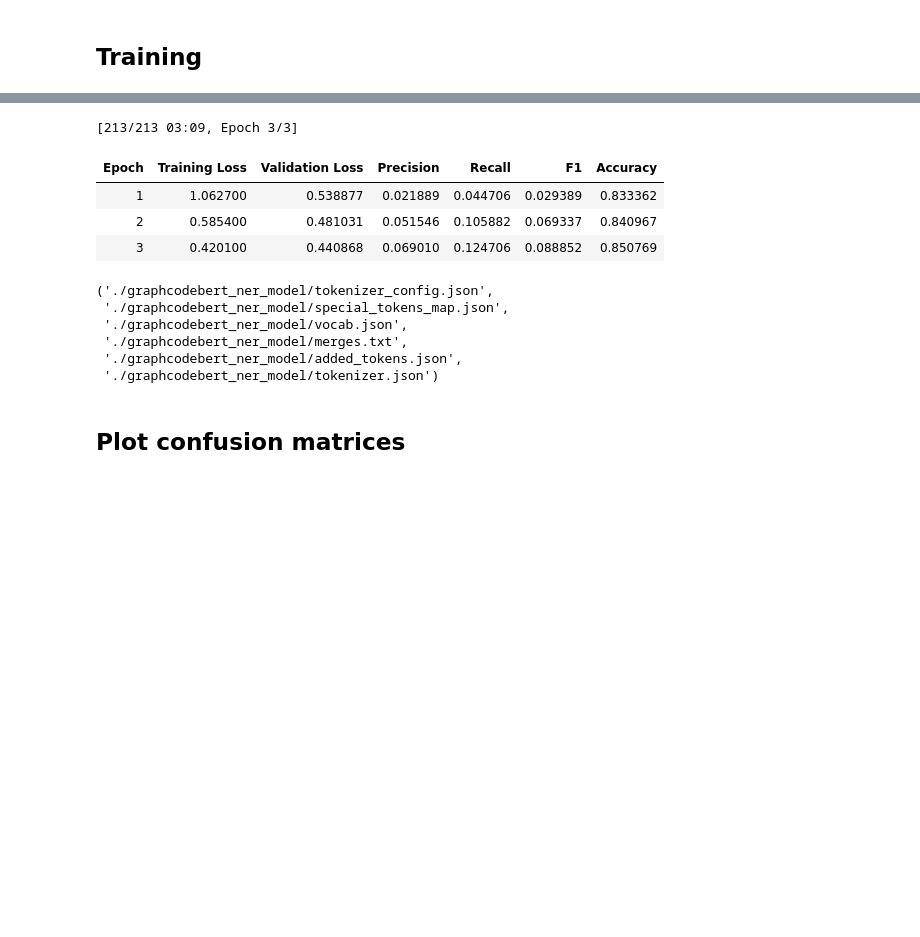
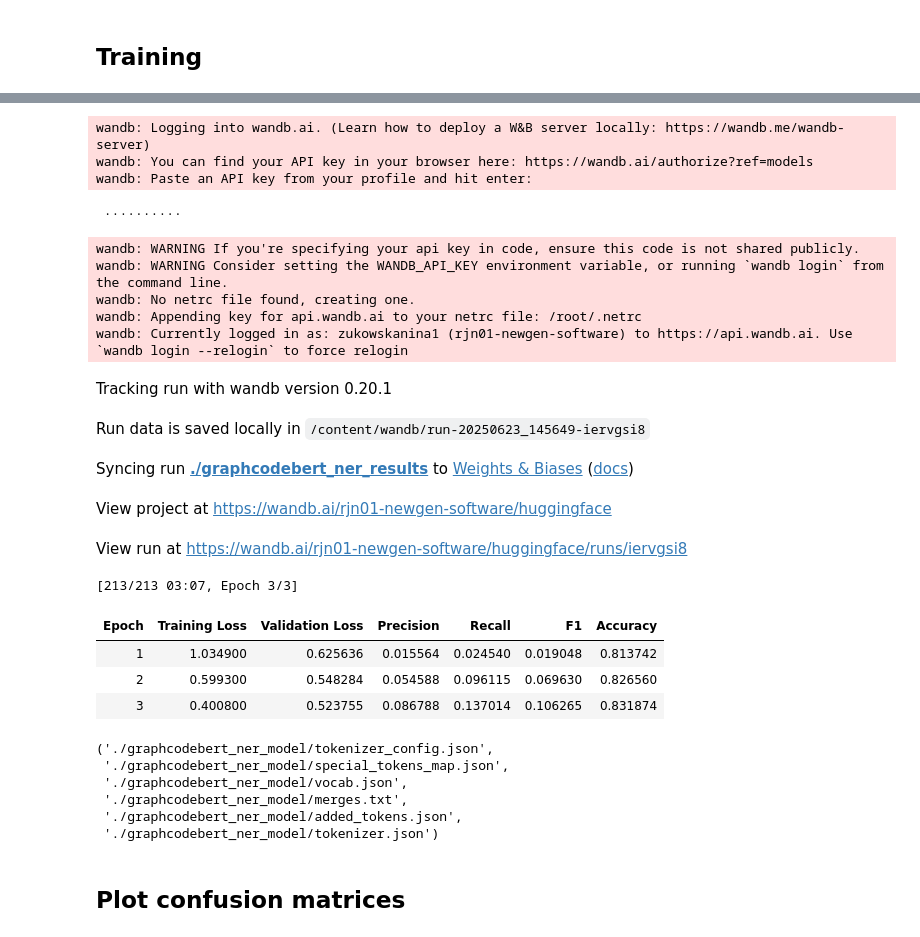
Before and after one commit to S-Eggers/APEX-DAG, a Jupyter notebook: ApexDAG/graph-code-bert/graphcodebert.ipynb, the cells around one changed output, grey strips where cells are left out. Cells and saved outputs as stored; diff of their text form; code cells hidden in the pictures; blank space fills up the shorter version.

```diff
--- a/ApexDAG/graph-code-bert/graphcodebert.ipynb
+++ b/ApexDAG/graph-code-bert/graphcodebert.ipynb
@@ -391,7 +397,6 @@ B-HYPERPARAMETER_TUNING  : 21 (0.01%)
 # %% [markdown]
 ## Training
 # %%
-
 # Data collator
 from transformers import DataCollatorForTokenClassification
 data_collator = DataCollatorForTokenClassification(tokenizer)
@@ -399,7 +404,7 @@ data_collator = DataCollatorForTokenClassification(tokenizer)
 # Training arguments
 training_args = TrainingArguments(
     output_dir="./graphcodebert_ner_results",
-    evaluation_strategy="epoch",
+    eval_strategy="epoch",
     learning_rate=2e-5,
     per_device_train_batch_size=8,
     per_device_eval_batch_size=8,
@@ -434,14 +440,28 @@ tokenizer.save_pretrained("./graphcodebert_ner_model")
-[213/213 03:09, Epoch 3/3]
+wandb: Logging into wandb.ai. (Learn how to deploy a W&B server locally: https://wandb.me/wandb-server)
+wandb: You can find your API key in your browser here: https://wandb.ai/authorize?ref=models
+wandb: Paste an API key from your profile and hit enter:
+ ··········
+wandb: WARNING If you're specifying your api key in code, ensure this code is not shared publicly.
+wandb: WARNING Consider setting the WANDB_API_KEY environment variable, or running `wandb login` from the command line.
+wandb: No netrc file found, creating one.
+wandb: Appending key for api.wandb.ai to your netrc file: /root/.netrc
+wandb: Currently logged in as: zukowskanina1 (rjn01-newgen-software) to https://api.wandb.ai. Use `wandb login --relogin` to force relogin
+Tracking run with wandb version 0.20.1
+Run data is saved locally in /content/wandb/run-20250623_145649-iervgsi8
+Syncing run ./graphcodebert_ner_results to Weights & Biases (docs)
+View project at https://wandb.ai/rjn01-newgen-software/huggingface
+View run at https://wandb.ai/rjn01-newgen-software/huggingface/runs/iervgsi8
+[213/213 03:07, Epoch 3/3]
 | Epoch | Training Loss | Validation Loss | Precision | Recall | F1 | Accuracy |
-| 1 | 1.062700 | 0.538877 | 0.021889 | 0.044706 | 0.029389 | 0.833362 |
-| 2 | 0.585400 | 0.481031 | 0.051546 | 0.105882 | 0.069337 | 0.840967 |
-| 3 | 0.420100 | 0.440868 | 0.069010 | 0.124706 | 0.088852 | 0.850769 |
+| 1 | 1.034900 | 0.625636 | 0.015564 | 0.024540 | 0.019048 | 0.813742 |
+| 2 | 0.599300 | 0.548284 | 0.054588 | 0.096115 | 0.069630 | 0.826560 |
+| 3 | 0.400800 | 0.523755 | 0.086788 | 0.137014 | 0.106265 | 0.831874 |
-('./graphcodebert_ner_model/tokenizer_config.json',
- './graphcodebert_ner_model/special_tokens_map.json',
- './graphcodebert_ner_model/vocab.json',
- './graphcodebert_ner_model/merges.txt',
- './graphcodebert_ner_model/added_tokens.json',
- './graphcodebert_ner_model/tokenizer.json')
+('./graphcodebert_ner_model/tokenizer_config.json',
+ './graphcodebert_ner_model/special_tokens_map.json',
+ './graphcodebert_ner_model/vocab.json',
+ './graphcodebert_ner_model/merges.txt',
+ './graphcodebert_ner_model/added_tokens.json',
+ './graphcodebert_ner_model/tokenizer.json')
 # %% [markdown]
 ## Plot confusion matrices
 # %%
```
Also changed, not shown: parts of 8 cells of this notebook.
